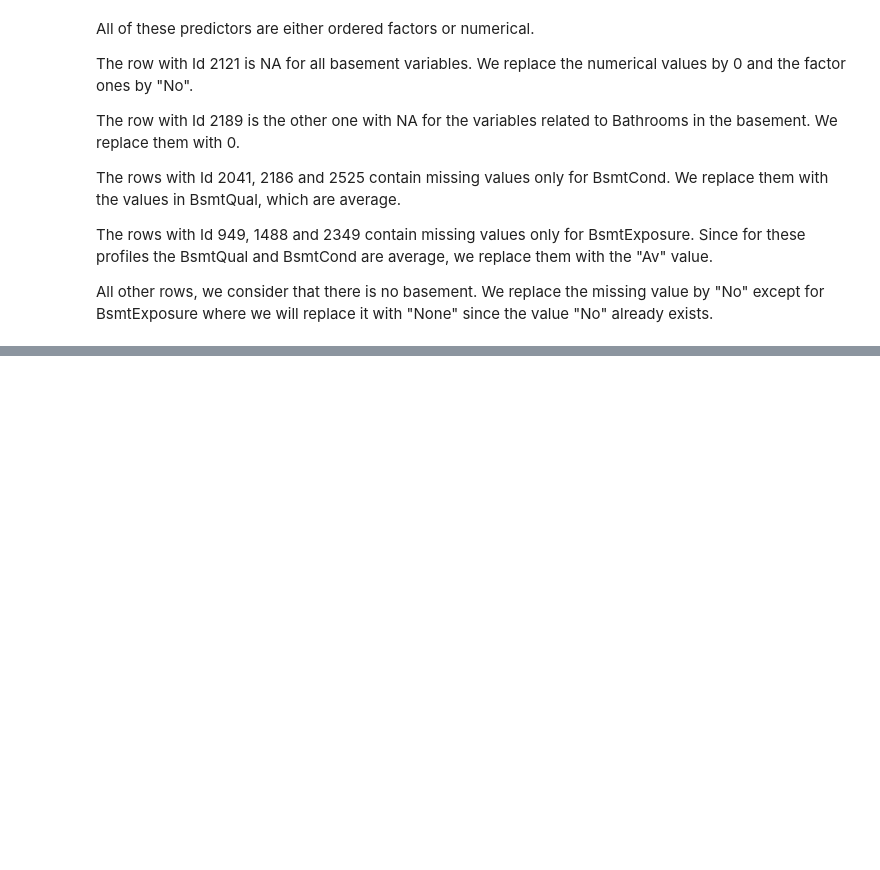
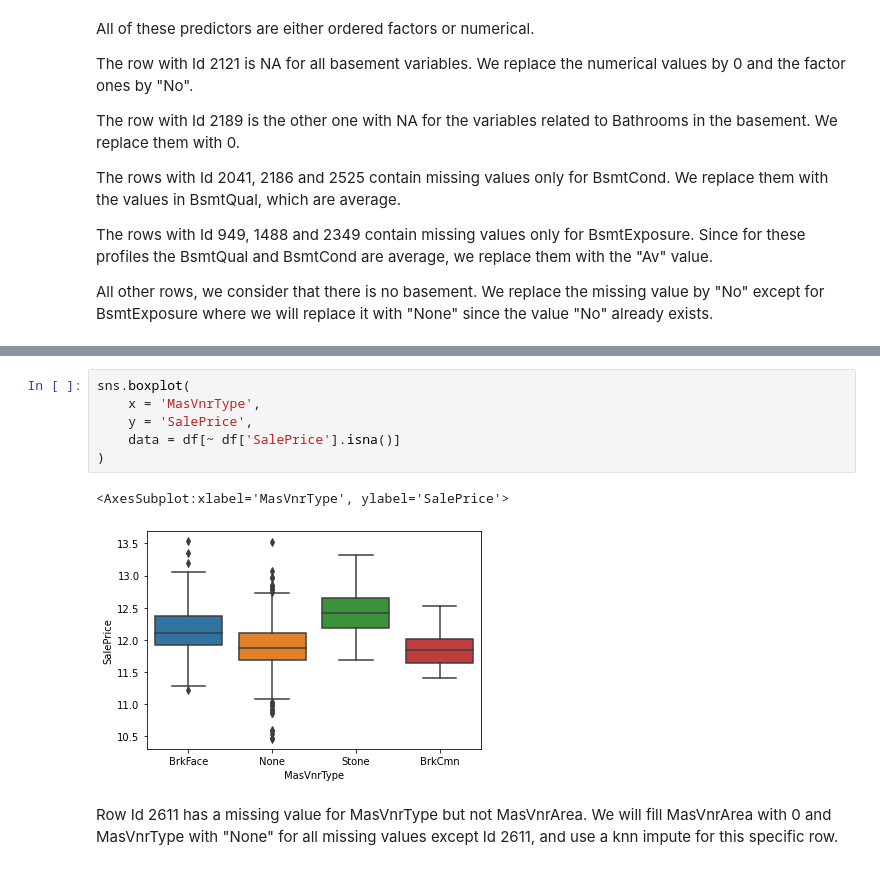
Before and after one commit to jmballard/Kaggle_HousePrice, a Jupyter notebook: analysis_notebook.ipynb, the cells around one changed output, grey strips where cells are left out. Cells and saved outputs as stored; diff of their text form; blank space fills up the shorter version.

```diff
--- a/analysis_notebook.ipynb
+++ b/analysis_notebook.ipynb
@@ -417,0 +449,11 @@ df['BsmtCond'] = df['BsmtCond'].fillna('No')
+# %%
+sns.boxplot(
+    x = 'MasVnrType',
+    y = 'SalePrice',
+    data = df[~ df['SalePrice'].isna()]
+)
+# %% [output]
+<AxesSubplot:xlabel='MasVnrType', ylabel='SalePrice'>
+[figure, added]
+# %% [markdown]
+Row Id 2611 has a missing value for MasVnrType but not MasVnrArea. We will fill MasVnrArea with 0 and  MasVnrType with "None" for all missing values except Id 2611, and use a knn impute for this specific row.
```
Also changed, not shown: parts of 52 cells of this notebook.
